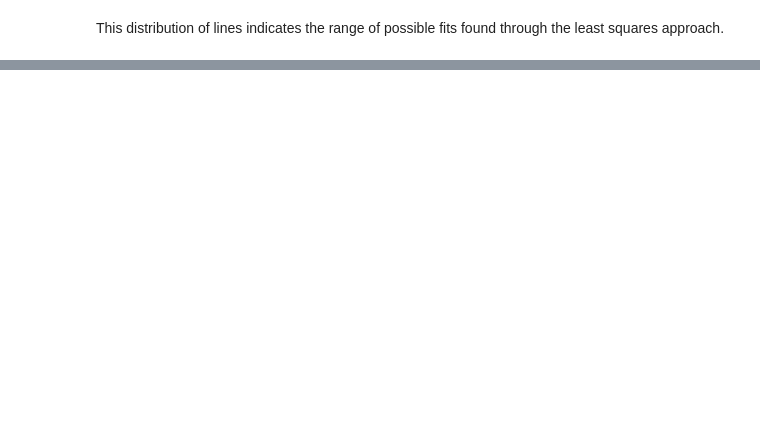
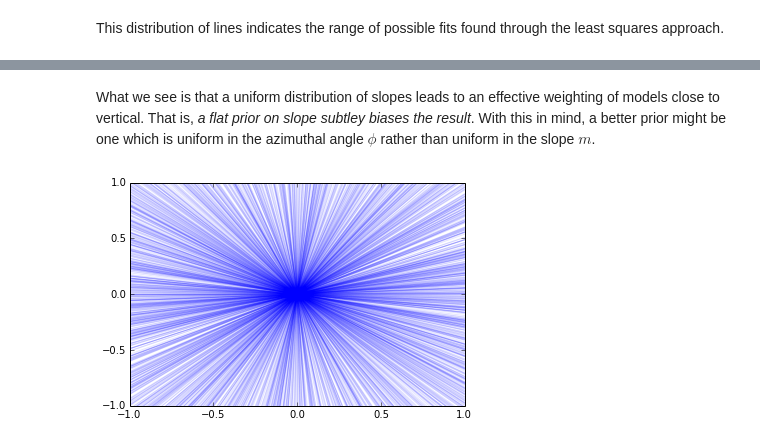
Before and after one commit to jakevdp/FreqBayes, a Jupyter notebook: FittingALine.ipynb, the cells around one changed output, grey strips where cells are left out. Drawn from its saved outputs; the diff is of its cells as text; code cells hidden in the pictures; blank space fills up the shorter version.

```diff
--- a/FittingALine.ipynb
+++ b/FittingALine.ipynb
@@ -127,0 +265,8 @@ This distribution of lines indicates the range of possible fits found through th
+# %%
+slope = -100 + 200 * np.random.random(1000)
+fig, ax = plt.subplots()
+xfit = np.linspace(-1, 1)
+
+for m in slope:
+    ax.plot(xfit, m * xfit, '-b', alpha=0.1)
+ax.set_ylim(-1, 1);
@@ -127,0 +275,12 @@ This distribution of lines indicates the range of possible fits found through th
+# %% [markdown]
+What we see is that a uniform distribution of slopes leads to an effective weighting of models close to vertical. That is, *a flat prior on slope subtley biases the result*. With this in mind, a better prior might be one which is uniform in the azimuthal angle $\phi$ rather than uniform in the slope $m$.
+# %%
+phi = np.pi * (np.random.random(1000) - 0.5)
+slope = np.tan(phi)
+fig, ax = plt.subplots()
+
+for m in slope:
+    ax.plot(xfit, m * xfit, '-b', alpha=0.1)
+ax.set_ylim(-1, 1);
+# %% [output]
+[figure, added]
```
Also changed, not shown: parts of 33 cells of this notebook.
